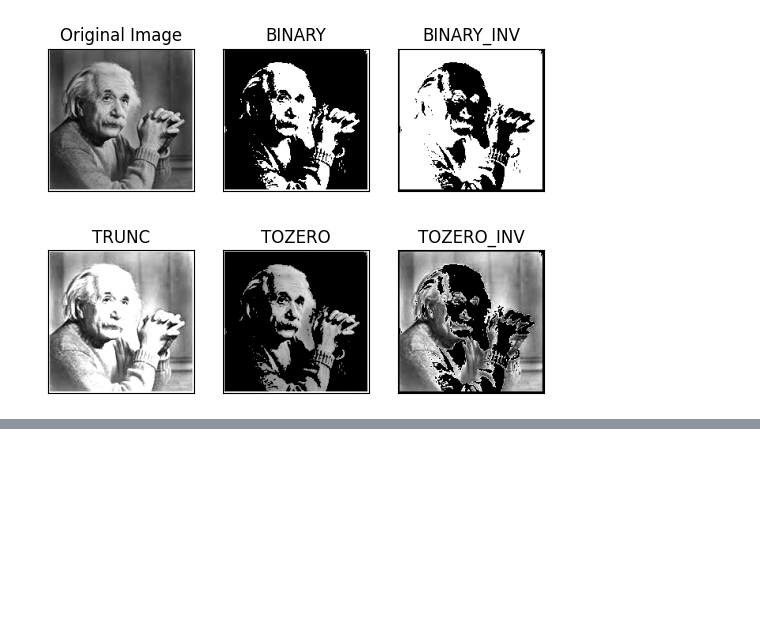
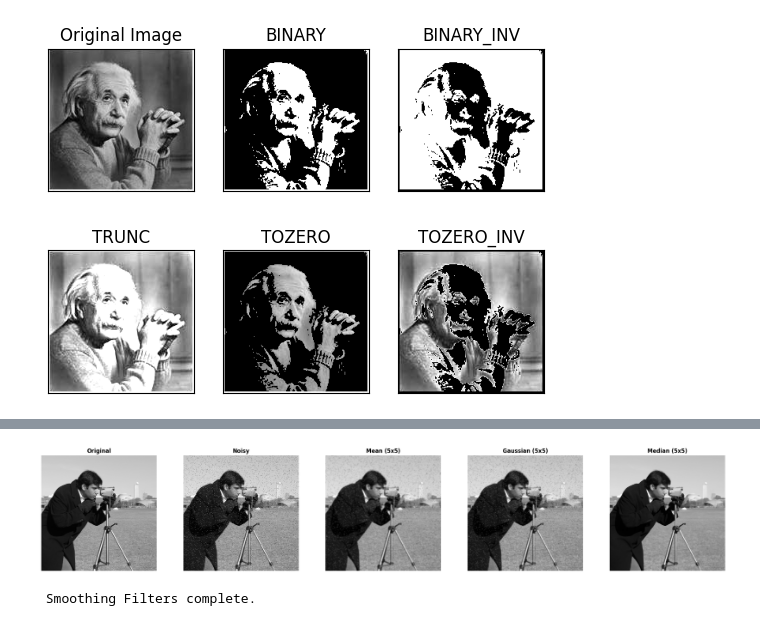
Before and after one commit to kushalprasadjoshi-bachelor/cmp362-image-processing-and-pattern-recognition, a Jupyter notebook: lab02-image-transformations.ipynb, the cells around one changed output, grey strips where cells are left out. Saved outputs shown, nothing was run; the diff lists cells and outputs as text; code cells hidden in the pictures; blank space fills up the shorter version.

```diff
--- a/lab02-image-transformations.ipynb
+++ b/lab02-image-transformations.ipynb
@@ -84,0 +191,31 @@ plt.show()
+# %%
+# ──────────────────────────────────────────────────────────────
+# CELL 4: PROGRAM 3 — Spatial Filtering (Smoothing)
+#         (Mean, Gaussian, Median filters)
+# ──────────────────────────────────────────────────────────────
+def smoothing_filters(img):
+    # Add salt-and-pepper noise for demonstration
+    noisy = img.copy()
+    num_salt = int(0.02 * img.size)
+    coords = [np.random.randint(0, d, num_salt) for d in img.shape]
+    noisy[tuple(coords)] = 255
+    coords = [np.random.randint(0, d, num_salt) for d in img.shape]
+    noisy[tuple(coords)] = 0
+    ksize = 5  # kernel size
+    # 1. Mean (Averaging) Filter
+    mean_f = cv2.blur(noisy, (ksize, ksize))
+    # 2. Gaussian Filter
+    gauss_f = cv2.GaussianBlur(noisy, (ksize, ksize), sigmaX=1.5)
+    # 3. Median Filter (best for salt-and-pepper)
+    median_f = cv2.medianBlur(noisy, ksize)
+    show(
+        [img, noisy, mean_f, gauss_f, median_f],
+        ['Original', 'Noisy', f'Mean ({ksize}x{ksize})',
+         f'Gaussian ({ksize}x{ksize})', f'Median ({ksize}x{ksize})'],
+        figsize=(22, 4)
+    )
+    print(" Smoothing Filters complete.")
+smoothing_filters(img_gray)
+# %% [output]
+[figure, added]
+ Smoothing Filters complete.
```
Also changed, not shown: parts of 6 cells of this notebook, 4 other files.
